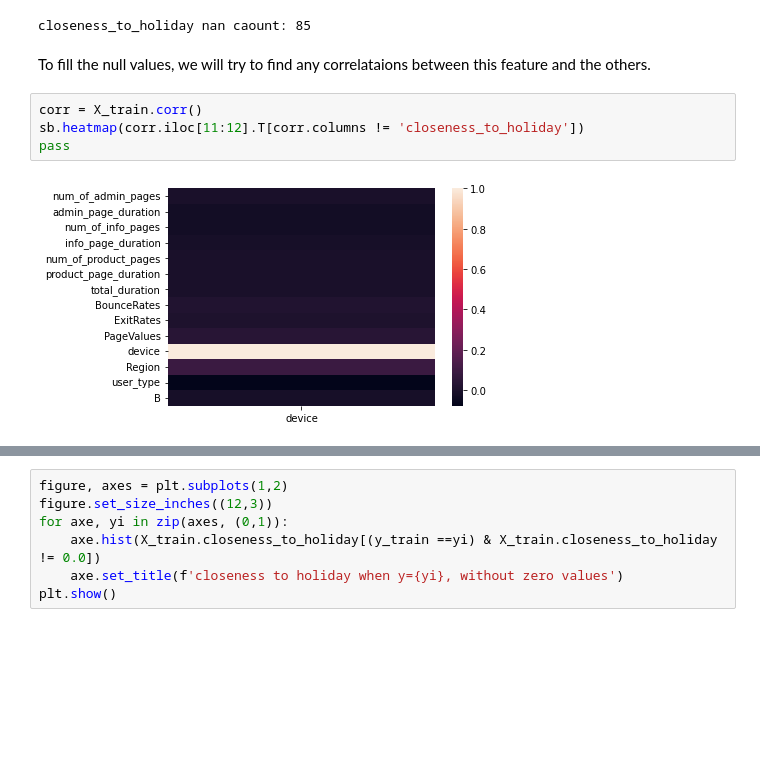
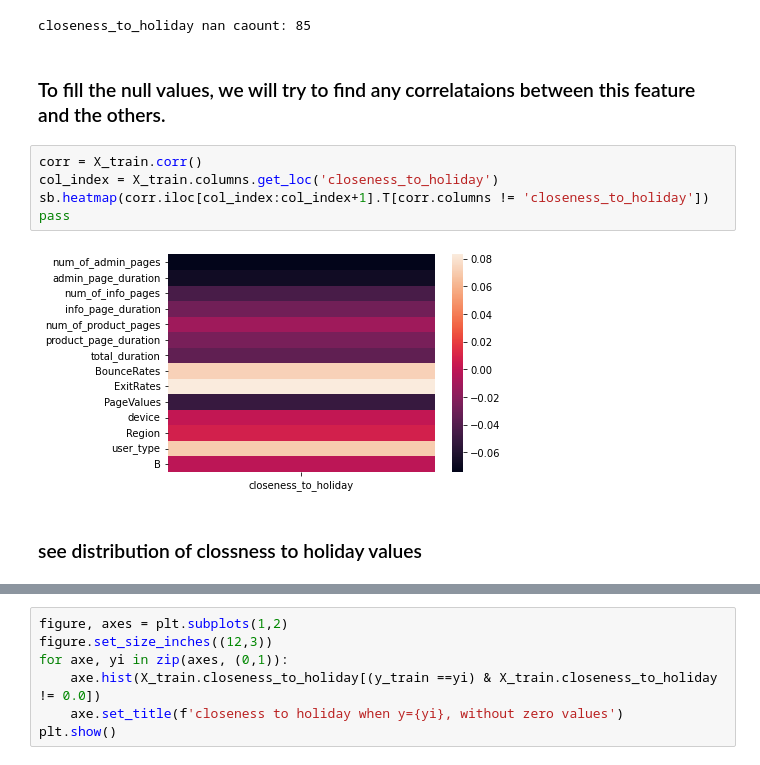
Before and after one commit to MrPupik/INTO_TO_ML, a Jupyter notebook: project/itay_nb.ipynb, the cells around one changed output, grey strips where cells are left out. Saved outputs shown, nothing was run; the diff lists cells and outputs as text; blank space fills up the shorter version.

```diff
--- a/project/itay_nb.ipynb
+++ b/project/itay_nb.ipynb
@@ -345,13 +352,16 @@ print('closeness_to_holiday nan caount:', X_train.closeness_to_holiday.isnull().
 # %% [output]
 closeness_to_holiday nan caount: 85
 # %% [markdown]
-To fill the null values, we will try to find any correlataions between this feature and the others.
+### To fill the null values, we will try to find any correlataions between this feature and the others.
 # %%
 corr = X_train.corr()
-sb.heatmap(corr.iloc[11:12].T[corr.columns != 'closeness_to_holiday'])
+col_index = X_train.columns.get_loc('closeness_to_holiday')
+sb.heatmap(corr.iloc[col_index:col_index+1].T[corr.columns != 'closeness_to_holiday'])
 pass
 # %% [output]
-[figure, old version]
+[figure, new version]
+# %% [markdown]
+### see distribution of clossness to holiday values
 # %%
 figure, axes = plt.subplots(1,2)
 figure.set_size_inches((12,3))
```
Also changed, not shown: parts of 79 cells of this notebook.
